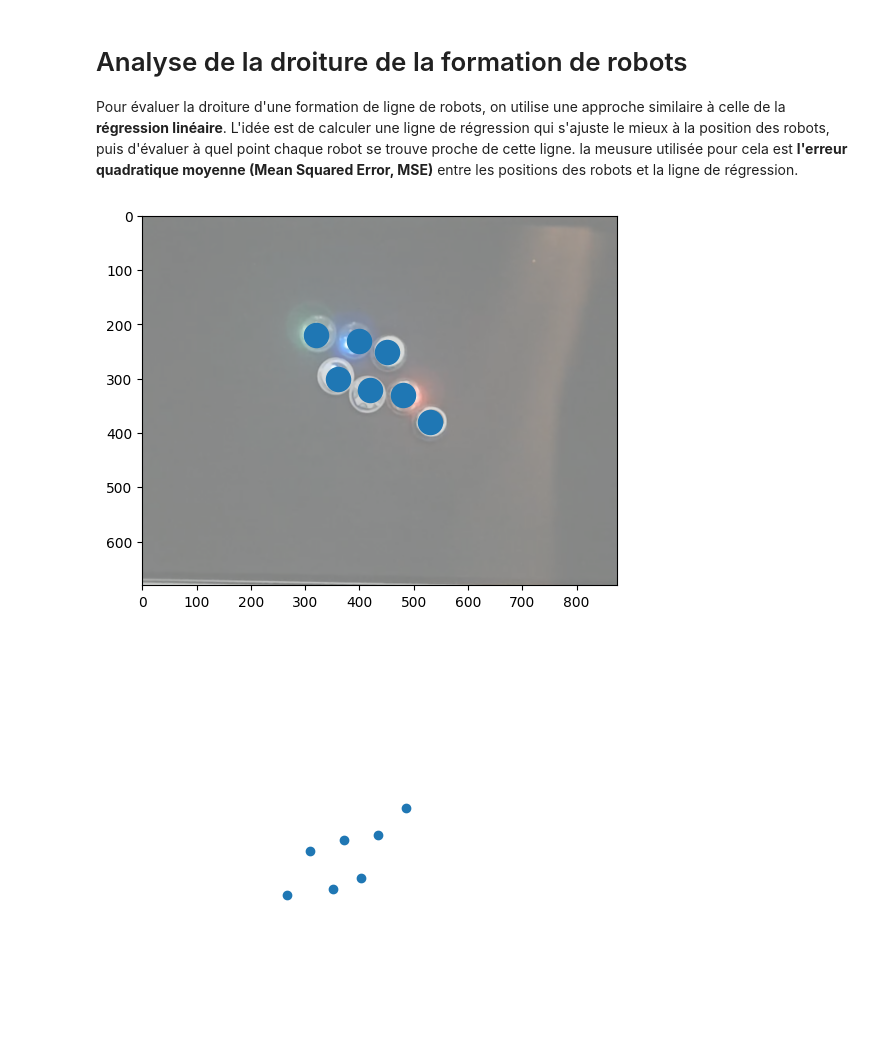
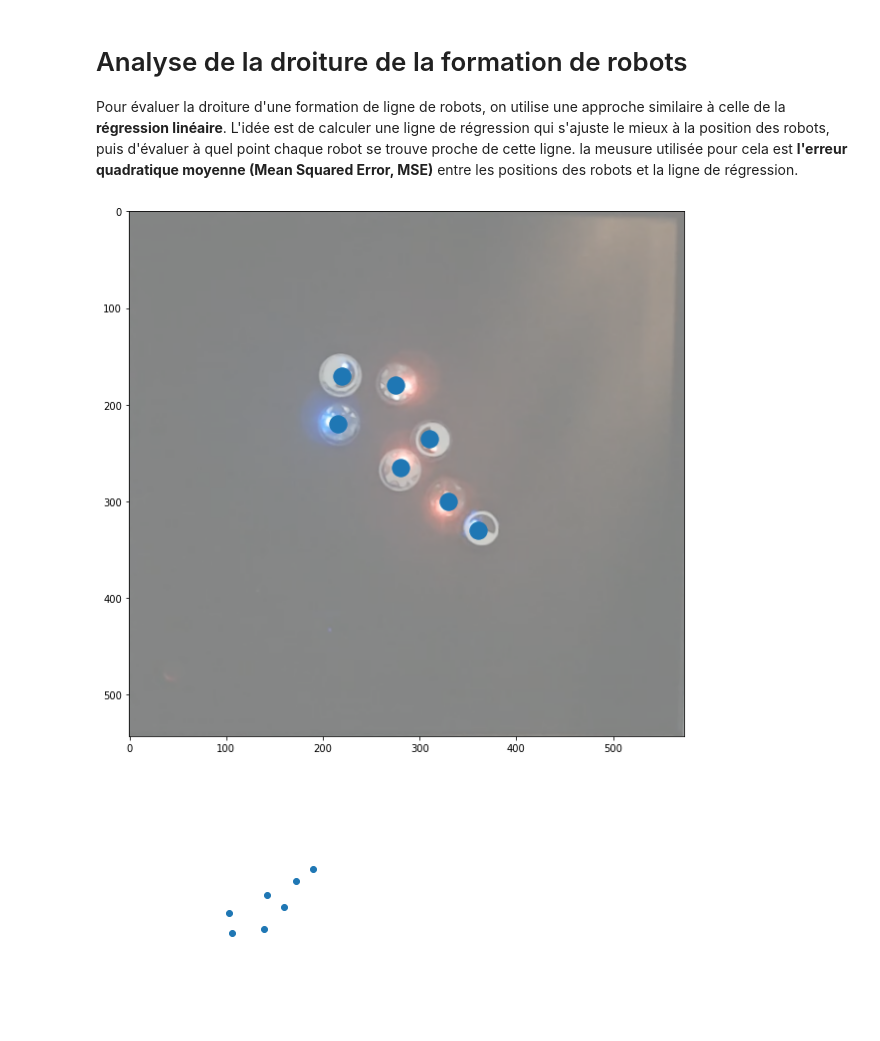
Before and after one commit to nana-08/Pogobot-IAR, a Jupyter notebook: Analyse.ipynb, the cells around one changed output. Drawn from its saved outputs; the diff is of its cells as text; code cells hidden in the pictures.

```diff
--- a/Analyse.ipynb
+++ b/Analyse.ipynb
@@ -11,29 +11,28 @@ from sklearn import linear_model
 from pathlib import Path
 from PIL import Image
 import datetime
+# %%
+# load data
+
+robot_data_position = pd.read_csv('robot_positions.csv')
+# les valeurs unique de la colonne 'experience'
+robot_data_position = {exp : robot_data_position.loc[robot_data_position['experience'] == exp].values[:,1:] for exp in robot_data_position['experience'].unique()}
 # %%
-# load data
-# robot_position = np.array([[240,290],[290,240],[370,280],[420,320],[440,400],[530,250]])
-robot_position = np.array([[320,220],[400,230],[360,300],[420,320],[530,380],[450,250],[480,330]])
-
 picture_path = Path.cwd() / 'pictures'
 plot_path = Path.cwd() / 'plots'
-
+robot_position = robot_data_position['exp4']
 
 img_list = list(picture_path.glob('*.png'))
-img = Image.open(img_list[1])
+img = Image.open(img_list[3])
 img_array = np.array(img)
+plt.figure(figsize=(10,10))
 plt.imshow(img_array,alpha=0.5)
 plt.scatter([x[0] for x in robot_position],[x[1] for x in robot_position],s=300)
 arena_size = img_array.shape
 plt.show()
 # %% [output]
-[figure, old version]
+[figure, new version]
 # %%
-#  fake robot position
-# x = np.arange(0, 10)
-# y = x + np.random.normal(0, 1, 10)
-# robot_position = np.array([x, y])
 robot_position = robot_position.T
 plt.plot(robot_position[0], robot_position[1], 'o')
 plt.xlim(0, arena_size[1])
@@ -41,7 +40,7 @@ plt.ylim(0, arena_size[0])
 plt.axis('off')
 plt.show()
 # %% [output]
-[figure, old version]
+[figure, new version]
 # %%
 #  regression
 reg = linear_model.LinearRegression()
```
Also changed, not shown: parts of 3 cells of this notebook, 9 other files.
